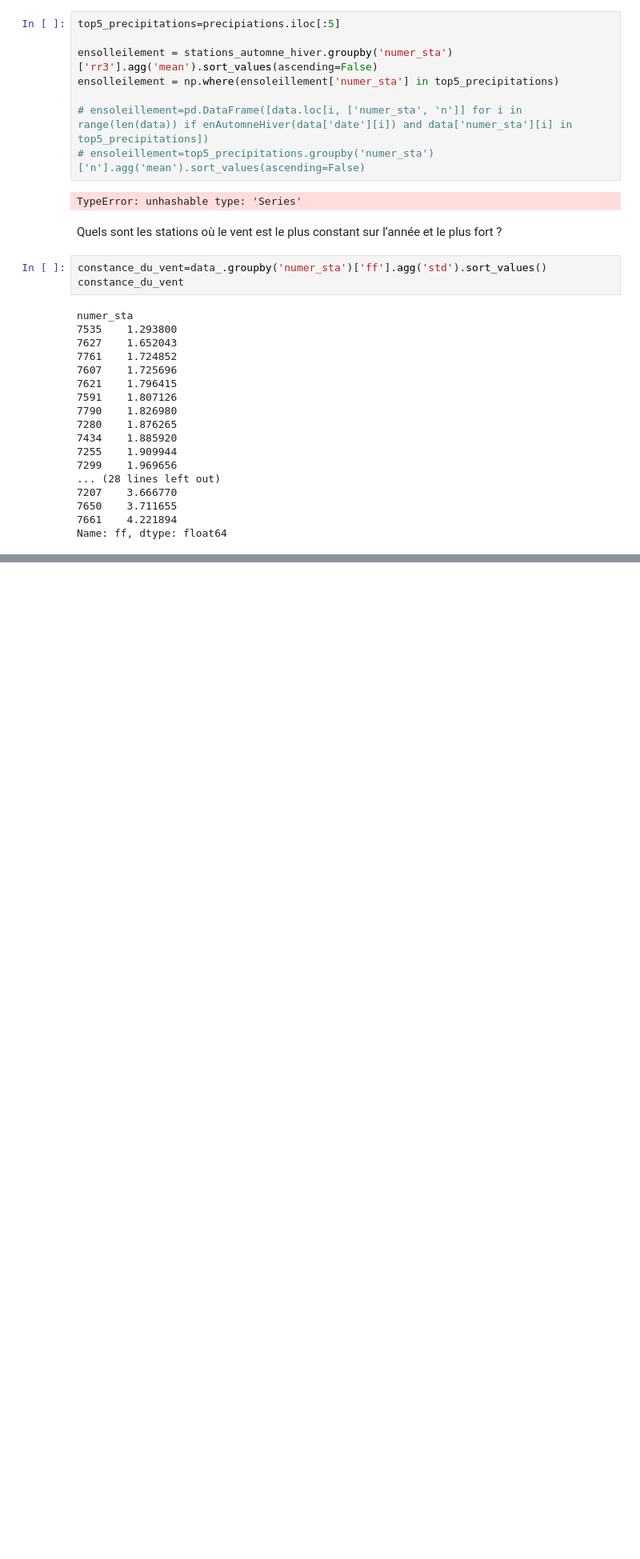
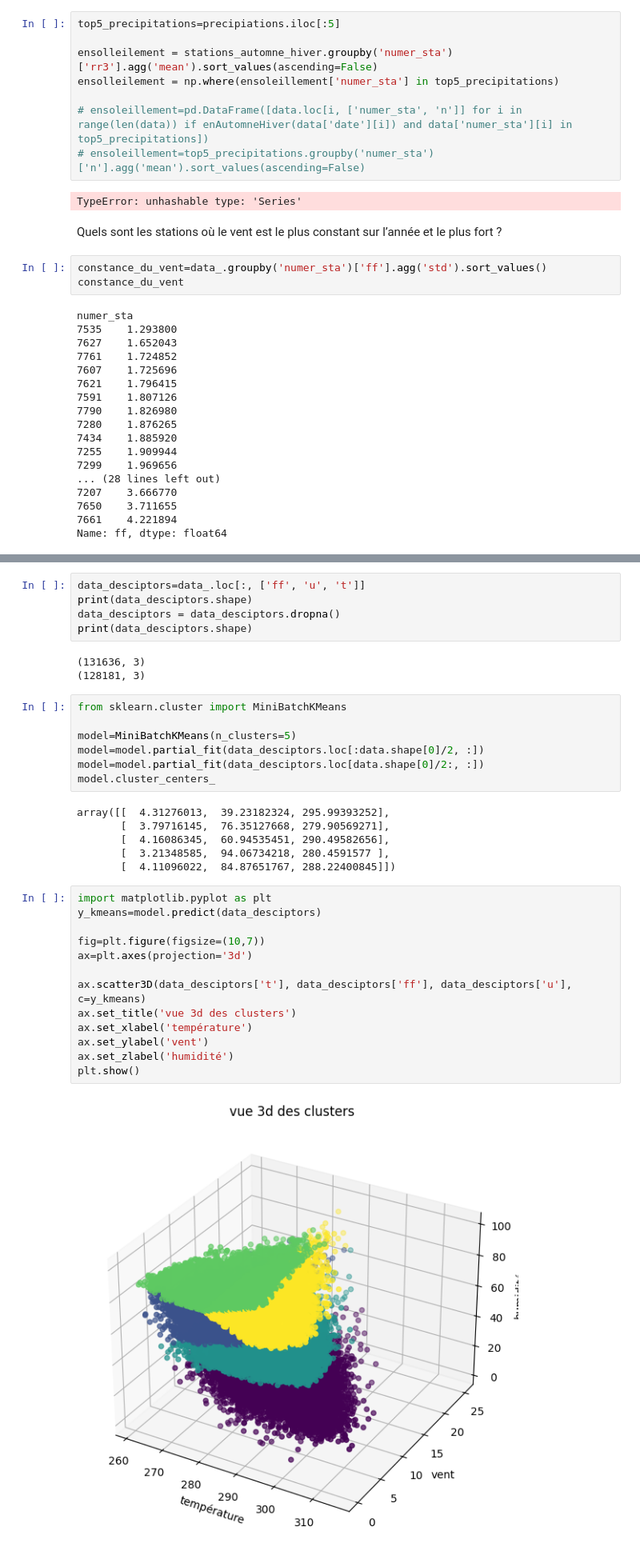
Before and after one commit to Bismuth10K/Sujet-1-Etudes-de-cas, a Jupyter notebook: src/code_questions.ipynb, the cells around one changed output, grey strips where cells are left out. Shown at 80% size. Drawn from its saved outputs; the diff is of its cells as text; blank space fills up the shorter version.

Commit message:
Question 6 résolution MiniKMeans

```diff
--- a/src/code_questions.ipynb
+++ b/src/code_questions.ipynb
@@ -114 +114,37 @@ numer_sta
 Name: ff, dtype: float64
+# %%
+data_desciptors=data_.loc[:, ['ff', 'u', 't']]
+print(data_desciptors.shape)
+data_desciptors = data_desciptors.dropna()
+print(data_desciptors.shape)
+# %% [output]
+(131636, 3)
+(128181, 3)
+# %%
+from sklearn.cluster import MiniBatchKMeans
+
+model=MiniBatchKMeans(n_clusters=5)
+model=model.partial_fit(data_desciptors.loc[:data.shape[0]/2, :])
+model=model.partial_fit(data_desciptors.loc[data.shape[0]/2:, :])
+model.cluster_centers_
+# %% [output]
+array([[  4.31276013,  39.23182324, 295.99393252],
+       [  3.79716145,  76.35127668, 279.90569271],
+       [  4.16086345,  60.94535451, 290.49582656],
+       [  3.21348585,  94.06734218, 280.4591577 ],
+       [  4.11096022,  84.87651767, 288.22400845]])
+# %%
+import matplotlib.pyplot as plt
+y_kmeans=model.predict(data_desciptors)
+
+fig=plt.figure(figsize=(10,7))
+ax=plt.axes(projection='3d')
+
+ax.scatter3D(data_desciptors['t'], data_desciptors['ff'], data_desciptors['u'], c=y_kmeans)
+ax.set_title('vue 3d des clusters')
+ax.set_xlabel('température')
+ax.set_ylabel('vent')
+ax.set_zlabel('humidité')
+plt.show()
+# %% [output]
+[figure, added]
```
Also changed, not shown: parts of 3 cells of this notebook.
